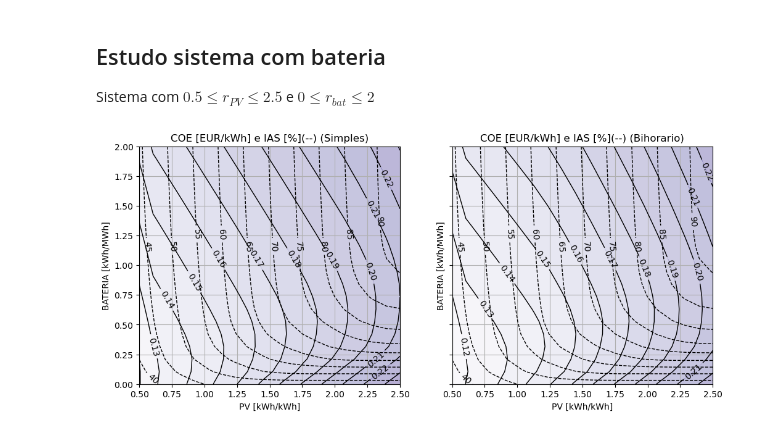
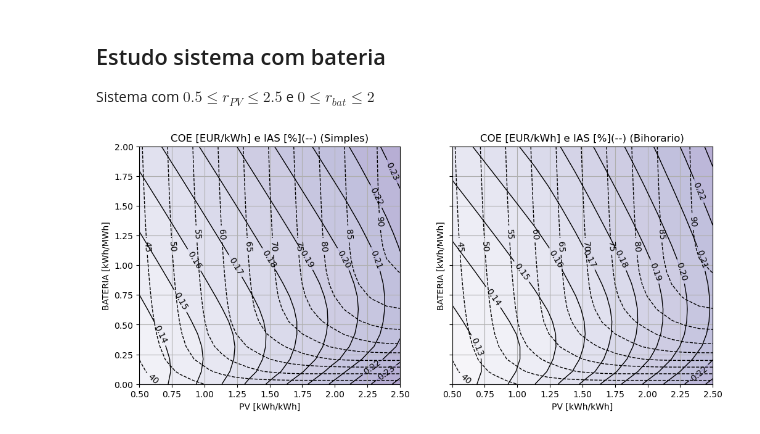
Before and after one commit to mig-l-f/ao-sol, a Jupyter notebook: docs/exemplos/Procura_UPAC.ipynb, the cells around one changed output. Saved outputs shown, nothing was run; the diff lists cells and outputs as text; code cells hidden in the pictures.

```diff
--- a/docs/exemplos/Procura_UPAC.ipynb
+++ b/docs/exemplos/Procura_UPAC.ipynb
@@ -63,10 +62,19 @@ perdas = 14 # %
 # =====================
 # Sistema
 # =====================
-eficiencia_inversor = 0.96
-eficiencia_bateria = 0.92
-soc_min = 0.1
-soc_max = 0.9
+params_sistema_sem_bateria = {
+    "consumo_anual" : consumo_anual,
+    "eficiencia_inversor" : 0.96
+}
+
+params_sistema_com_bateria = {
+    "consumo_anual" : consumo_anual,
+    "eficiencia_inversor" : 0.96,
+    "eficiencia_bateria" : 0.92,
+    "soc_min" : 0.1,
+    "soc_max" : 0.9,
+    "pot_maxima" : 5 # kW
+}
 
 # =====================
 # Custos
@@ -75,13 +83,13 @@ params_financeiros = {
     "tempo_vida": 20,
     "tempo_vida_bat": 10,
     "pv_por_kW": 1000,
-    "bat_fixo": 300,
-    "bat_euro_por_kWh": 450,
+    "bat_fixo": 700,          # Solax triple power master box
+    "bat_euro_por_kWh": 450,  # Solax triple power bateria 3kWh ~1300€
     "perc_custo_manutencao": 0.5, # em %
-    "taxa_actualizacao": 5, # em %
-    "simples_kwh": 0.1492,    # simples (gold energy)
-    "vazio_kwh": 0.1001,      # bihorario (galp)
-    "fora_vazio_kwh": 0.1751, # bihorario (galp)
+    "taxa_actualizacao": 5,   # em %
+    "simples_kWh": 0.1492,    # simples (gold energy)
+    "vazio_kWh": 0.1001,      # bihorario (galp)
+    "fora_vazio_kWh": 0.1751, # bihorario (galp)
     "preco_venda_rede": 0.04  # 4cent/kWh
 }
 
@@ -305,12 +167,12 @@ def plot_estudo_com_bateria(PV, BAT, LCOE, IAS, ax, titulo):
 # %%
 %matplotlib inline
 fig, ax = plt.subplots(1, 2, figsize=(12, 5), sharey=True)
 
-results_bat_simples, PV1, BAT1, LCOE1, IAS1 = estudo_parametrico_com_bateria(ape.Tarifario.Simples, params_financeiros)
-plot_estudo_com_bateria(PV1, BAT1, LCOE1, IAS1, ax[0], 'COE [EUR/kWh] e IAS [%](--) (Simples)')
+results_bat_simples = ae.estudo_upac_com_bateria(consumo, producao, params_sistema_com_bateria, ape.Tarifario.Simples, params_financeiros)
+ae.plot_estudo_com_bateria(results_bat_simples, True, ax[0], 'COE [EUR/kWh] e IAS [%](--) (Simples)')
 
-results_bat_bihorario, PV2, BAT2, LCOE2, IAS2 = estudo_parametrico_com_bateria(ape.Tarifario.Bihorario, params_financeiros)
-plot_estudo_com_bateria(PV2, BAT2, LCOE2, IAS2, ax[1], 'COE [EUR/kWh] e IAS [%](--) (Bihorario)')
+results_bat_bihorario = ae.estudo_upac_com_bateria(consumo, producao, params_sistema_com_bateria, ape.Tarifario.Bihorario, params_financeiros)
+ae.plot_estudo_com_bateria(results_bat_bihorario, True, ax[1], 'COE [EUR/kWh] e IAS [%](--) (Bihorario)')
 # %% [output]
-[figure, old version]
+[figure, new version]
 # %%
```
Also changed, not shown: parts of 6 cells of this notebook, 18 other files.
